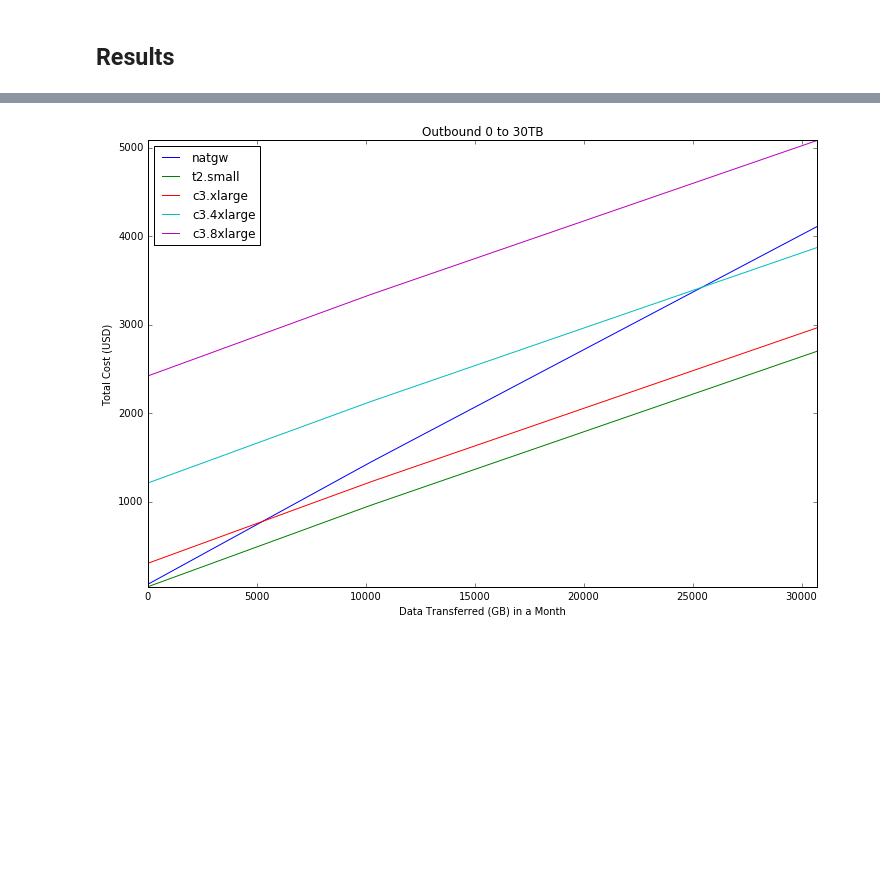
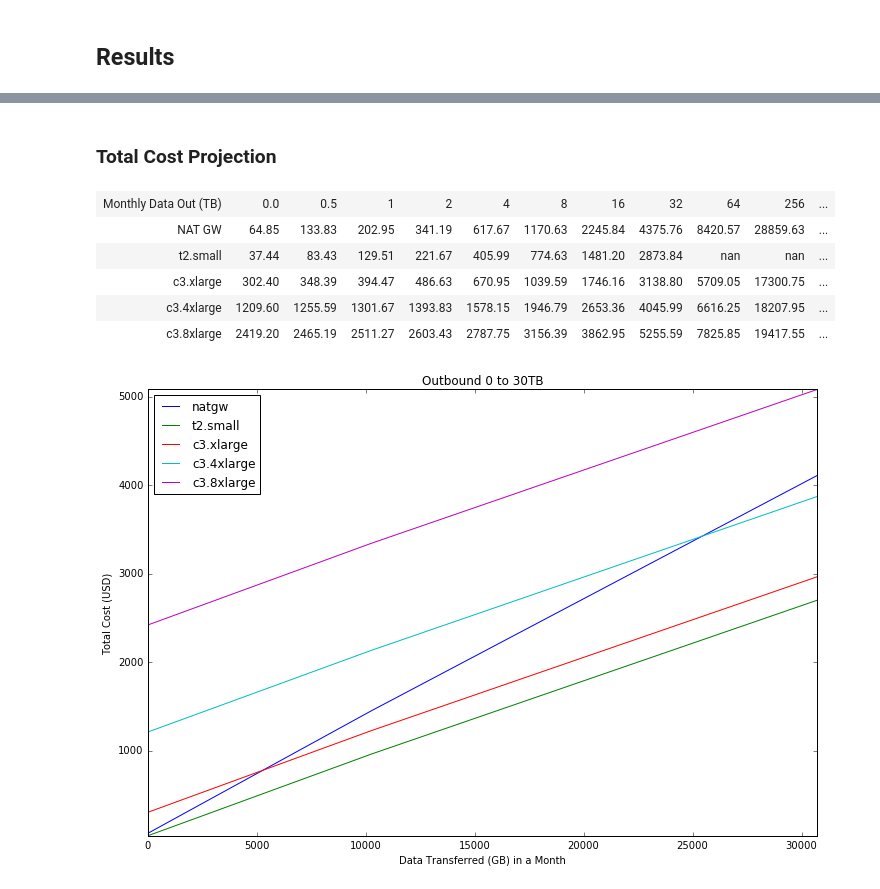
Before and after one commit to clifflu/quick-facts, a Jupyter notebook: aws-managed-nat-gateway-pricing.ipynb, the cells around one changed output, grey strips where cells are left out. Cells and saved outputs as stored; diff of their text form; code cells hidden in the pictures; blank space fills up the shorter version.

```diff
--- a/aws-managed-nat-gateway-pricing.ipynb
+++ b/aws-managed-nat-gateway-pricing.ipynb
@@ -134,3 +187,19 @@ def plot_range(bytes_lbound, bytes_ubound, points=100, title=""):
+# %% [markdown]
+### Total Cost Projection
+# %%
+display_html(make_table([
+    ["Monthly Data Out (TB)"] + [cf(vol) for vol in monthly_outbound_tb],
+    ["NAT GW"] + [nf(cost_managed_nat_with_transfer(amt * TB)) for amt in monthly_outbound_tb],
+] + [
+    [t['name']] + [nf(cost_self_hosted_nat_with_transfer(amt * TB, t)) for amt in monthly_outbound_tb] for t in COST_SH
+]))
+# %% [output]
+| Monthly Data Out (TB) | 0.0 | 0.5 | 1 | 2 | 4 | 8 | 16 | 32 | 64 | 256 | ... |
+| NAT GW | 64.85 | 133.83 | 202.95 | 341.19 | 617.67 | 1170.63 | 2245.84 | 4375.76 | 8420.57 | 28859.63 | ... |
+| t2.small | 37.44 | 83.43 | 129.51 | 221.67 | 405.99 | 774.63 | 1481.20 | 2873.84 | nan | nan | ... |
+| c3.xlarge | 302.40 | 348.39 | 394.47 | 486.63 | 670.95 | 1039.59 | 1746.16 | 3138.80 | 5709.05 | 17300.75 | ... |
+| c3.4xlarge | 1209.60 | 1255.59 | 1301.67 | 1393.83 | 1578.15 | 1946.79 | 2653.36 | 4045.99 | 6616.25 | 18207.95 | ... |
+| c3.8xlarge | 2419.20 | 2465.19 | 2511.27 | 2603.43 | 2787.75 | 3156.39 | 3862.95 | 5255.59 | 7825.85 | 19417.55 | ... |
 # %%
 plot_range(0, 30 * TB, title="Outbound 0 to 30TB")
 # %% [output]
```
Also changed, not shown: parts of 21 cells of this notebook.
